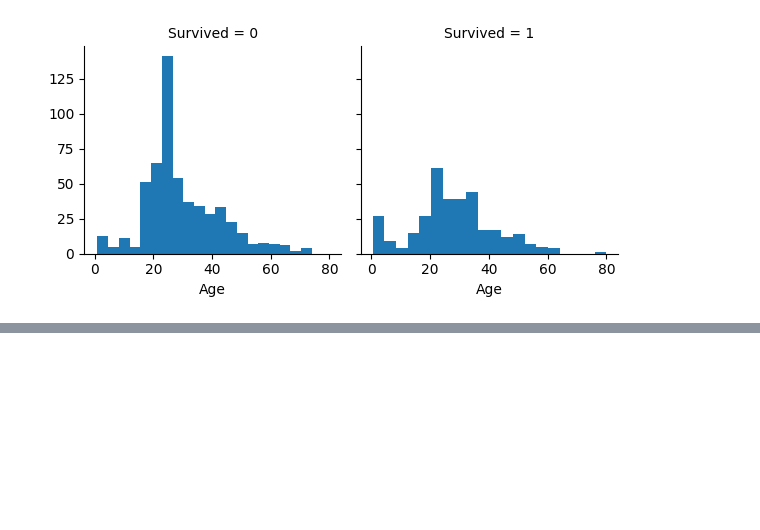
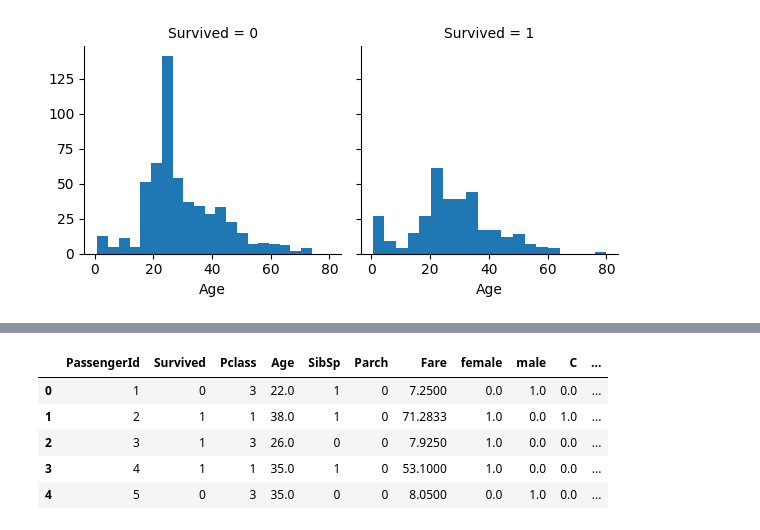
Before and after one commit to BTanjerine/CS4650_Capstone_Titanic, a Jupyter notebook: capstone_project.ipynb, the cells around one changed output, grey strips where cells are left out. Saved outputs shown, nothing was run; the diff lists cells and outputs as text; code cells hidden in the pictures; blank space fills up the shorter version.

Commit message:
finished data processing and one hot encoded data

```diff
--- a/capstone_project.ipynb
+++ b/capstone_project.ipynb
@@ -108,6 +109,9 @@ Fare           False
 Cabin          False
 Embarked       False
 dtype: bool
+# %%
+train_df = train_df.drop(columns=['Name', 'Ticket', 'Cabin'])
+train_df.head()
 # %% [markdown]
 ## Data Analysis
 # %%
@@ -165,0 +172,9 @@ g.map(plt.hist, 'Age', bins=20)
+# %%
+# one hot encode sex and embarked columns
+encoder = OneHotEncoder()
+sex_arr = encoder.fit_transform(train_df[['Sex']]).toarray()
+
+# split sex column into male and female columns
+categories = ['female', 'male']
+for i in range(len(sex_arr.T)):
+    train_df[categories[i]] = sex_arr.T[i]
@@ -165,0 +190,7 @@ g.map(plt.hist, 'Age', bins=20)
+# %%
+emb_arr = encoder.fit_transform(train_df[['Embarked']]).toarray()
+
+# split sex column into male and female columns
+categories = ['C','S','Q','N']
+for i in range(len(emb_arr.T)):
+    train_df[categories[i]] = emb_arr.T[i]
@@ -165,0 +206,11 @@ g.map(plt.hist, 'Age', bins=20)
+# %%
+# remove uneeded columns
+train_df = train_df.drop(columns=['Sex', 'Embarked'])
+train_df.head()
+# %% [output]
+|  | PassengerId | Survived | Pclass | Age | SibSp | Parch | Fare | female | male | C | ... |
+| 0 | 1 | 0 | 3 | 22.0 | 1 | 0 | 7.2500 | 0.0 | 1.0 | 0.0 | ... |
+| 1 | 2 | 1 | 1 | 38.0 | 1 | 0 | 71.2833 | 1.0 | 0.0 | 1.0 | ... |
+| 2 | 3 | 1 | 3 | 26.0 | 0 | 0 | 7.9250 | 1.0 | 0.0 | 0.0 | ... |
+| 3 | 4 | 1 | 1 | 35.0 | 1 | 0 | 53.1000 | 1.0 | 0.0 | 0.0 | ... |
+| 4 | 5 | 0 | 3 | 35.0 | 0 | 0 | 8.0500 | 0.0 | 1.0 | 0.0 | ... |
```
Also changed, not shown: parts of 4 cells of this notebook.
